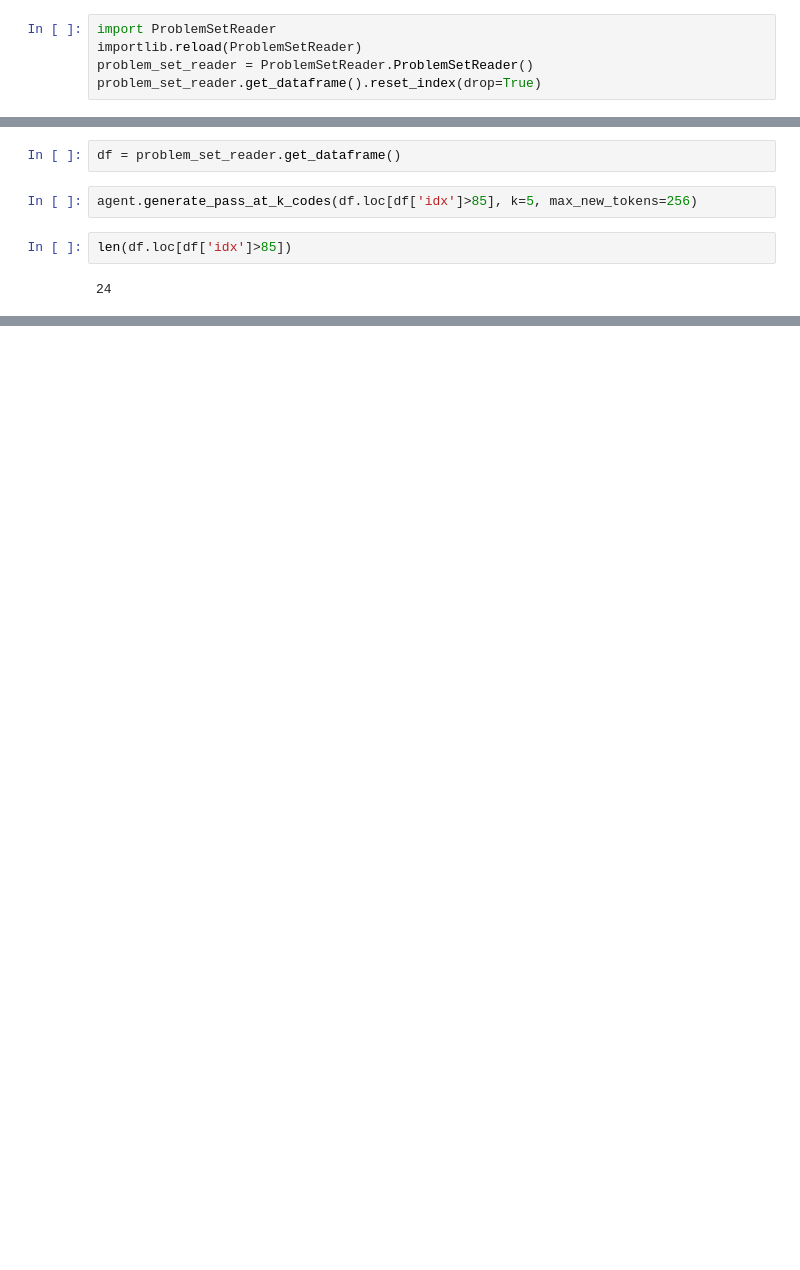
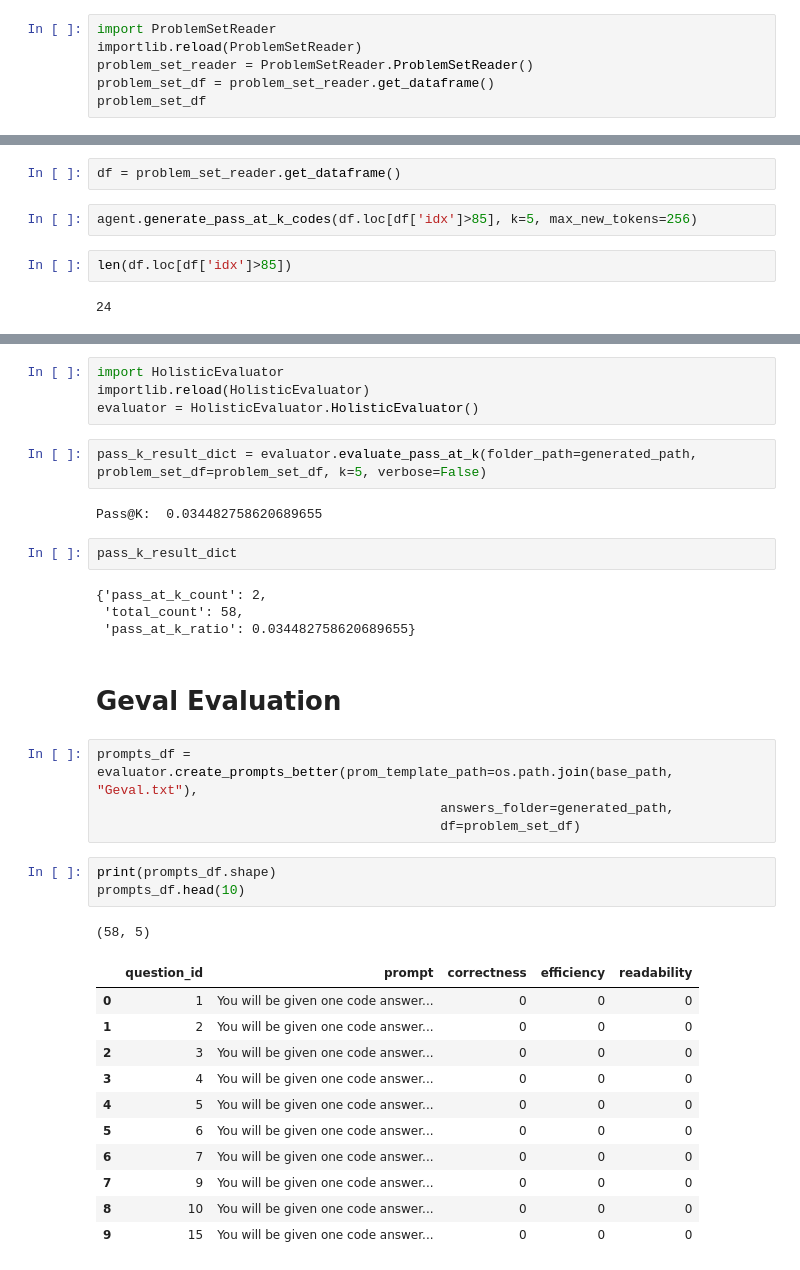
Before and after one commit to Chieh-Hung-Cheng/NLP_TermProjectCode, a Jupyter notebook: DriverCodes.ipynb, the cells around one changed output, grey strips where cells are left out. Drawn from its saved outputs; the diff is of its cells as text; blank space fills up the shorter version.

Commit message:
Updated Holistic Evaluator

```diff
--- a/DriverCodes.ipynb
+++ b/DriverCodes.ipynb
@@ -44,7 +43,8 @@ timenow=datetime.datetime(2024, 5, 23, 9, 25, 26, 596986)
 import ProblemSetReader
 importlib.reload(ProblemSetReader)
 problem_set_reader = ProblemSetReader.ProblemSetReader()
-problem_set_reader.get_dataframe().reset_index(drop=True)
+problem_set_df = problem_set_reader.get_dataframe()
+problem_set_df
 # %% [output]
 |  | idx | question | answer | python_code |
 | 0 | 1 | If we list all the natural number... | 2.331680e+05 | \n\ndef compute():\n\tans = sum(x... |
@@ -85,0 +88,36 @@ len(df.loc[df['idx']>85])
+# %%
+import HolisticEvaluator
+importlib.reload(HolisticEvaluator)
+evaluator = HolisticEvaluator.HolisticEvaluator()
+# %%
+pass_k_result_dict = evaluator.evaluate_pass_at_k(folder_path=generated_path, problem_set_df=problem_set_df, k=5, verbose=False)
+# %% [output]
+Pass@K:  0.034482758620689655
+# %%
+pass_k_result_dict
+# %% [output]
+{'pass_at_k_count': 2,
+ 'total_count': 58,
+ 'pass_at_k_ratio': 0.034482758620689655}
+# %% [markdown]
+# Geval Evaluation
+# %%
+prompts_df = evaluator.create_prompts_better(prom_template_path=os.path.join(base_path, "Geval.txt"),
+                                            answers_folder=generated_path,
+                                            df=problem_set_df)
+# %%
+print(prompts_df.shape)
+prompts_df.head(10)
+# %% [output]
+(58, 5)
+|  | question_id | prompt | correctness | efficiency | readability |
+| 0 | 1 | You will be given one code answer... | 0 | 0 | 0 |
+| 1 | 2 | You will be given one code answer... | 0 | 0 | 0 |
+| 2 | 3 | You will be given one code answer... | 0 | 0 | 0 |
+| 3 | 4 | You will be given one code answer... | 0 | 0 | 0 |
+| 4 | 5 | You will be given one code answer... | 0 | 0 | 0 |
+| 5 | 6 | You will be given one code answer... | 0 | 0 | 0 |
+| 6 | 7 | You will be given one code answer... | 0 | 0 | 0 |
+| 7 | 9 | You will be given one code answer... | 0 | 0 | 0 |
+| 8 | 10 | You will be given one code answer... | 0 | 0 | 0 |
+| 9 | 15 | You will be given one code answer... | 0 | 0 | 0 |
```
Also changed, not shown: parts of 9 cells of this notebook, 3 other files.
